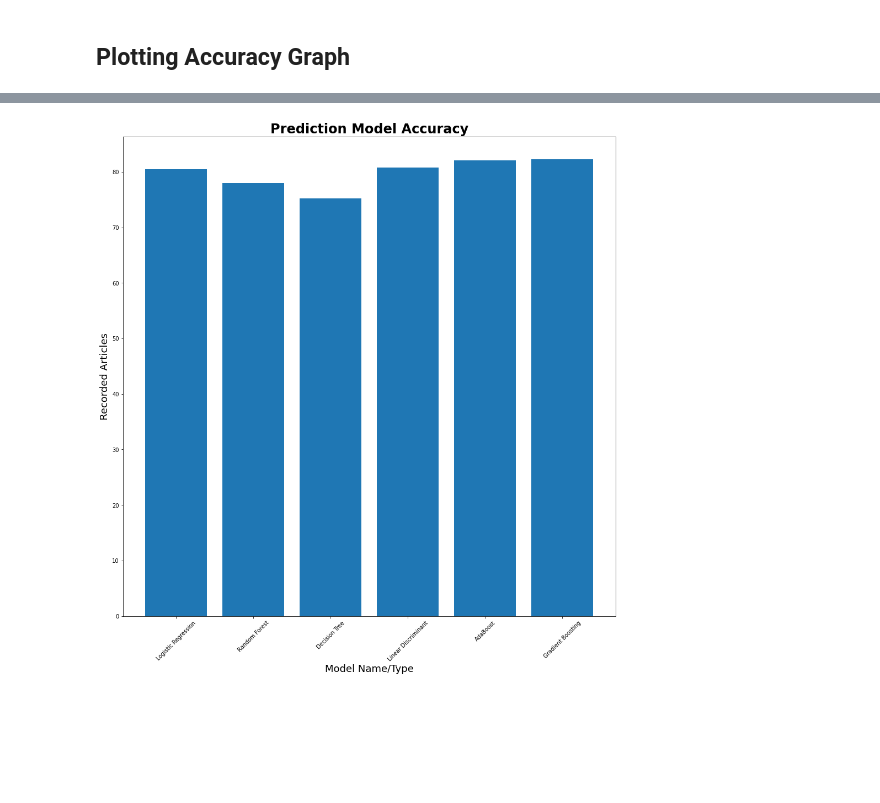
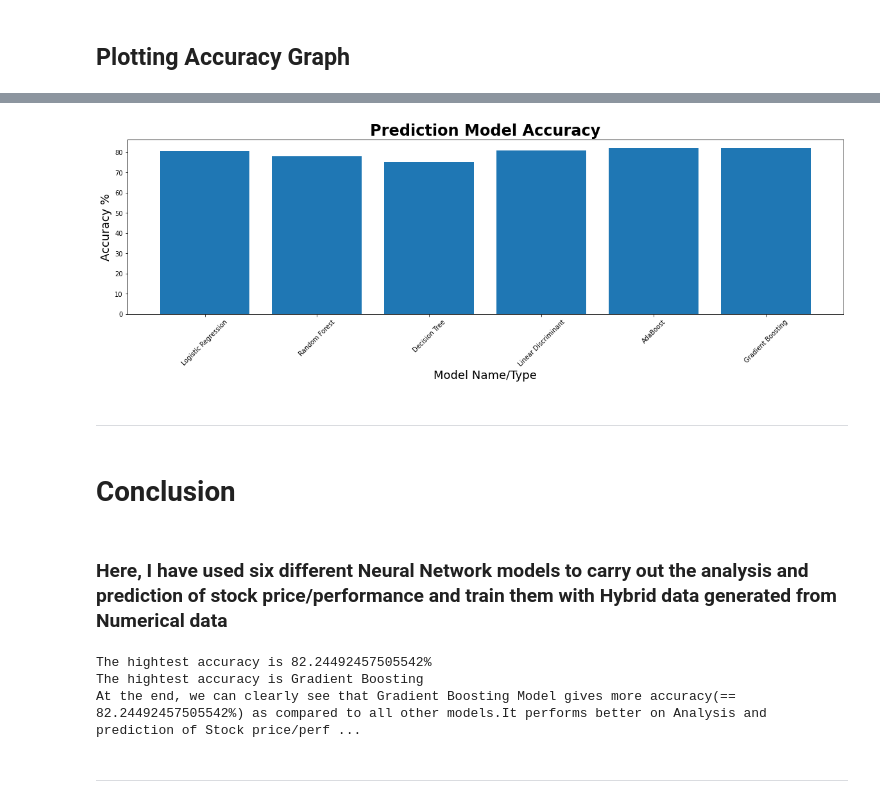
Before and after one commit to Sabyasachi-Seal/StockMarketPrediction, a Jupyter notebook: stockmarketprediction.ipynb, the cells around one changed output, grey strips where cells are left out. Saved outputs shown, nothing was run; the diff lists cells and outputs as text; code cells hidden in the pictures; blank space fills up the shorter version.

```diff
--- a/stockmarketprediction.ipynb
+++ b/stockmarketprediction.ipynb
@@ -592,12 +591,28 @@ Accuracy of Gradient Boosting Model  :  82.24492457505542 %
 model = ["Logistic Regression", "Random Forest", "Decision Tree", "Linear Discriminant", "AdaBoost", "Gradient Boosting"]
 accuracy = [accuracy_score(y_test,y_logit_pred)*100, accuracy_score(y_test,y_rf_pred)*100, accuracy_score(y_test,y_dt_pred)*100, accuracy_score(y_test,y_lda_pred)*100, accuracy_score(y_test,y_adb_pred)*100, accuracy_score(y_test,y_xgb_pred)*100]
 # %%
-plt.figure(figsize=(16,16))
+plt.figure(figsize=(20,5))
 plt.bar(model,accuracy)
 plt.xticks(rotation = 45)
 plt.xlabel('Model Name/Type',fontsize=18)
-plt.ylabel('Recorded Articles',fontsize=18)
+plt.ylabel('Accuracy %',fontsize=18)
 plt.title('Prediction Model Accuracy',fontsize=24, fontweight='bold')
 plt.show()
 # %% [output]
-[figure, old version]
+[figure, new version]
+# %% [markdown]
+<hr>
+# %% [markdown]
+# Conclusion
+# %% [markdown]
+### Here, I have used six different Neural Network models to carry out the analysis and prediction of stock price/performance and train them with Hybrid data generated from Numerical data
+# %%
+print(f"The hightest accuracy is {max(accuracy)}%")
+print(f"The hightest accuracy is {model[accuracy.index(max(accuracy))]}")
+print(f"At the end, we can clearly see that {model[accuracy.index(max(accuracy))]} Model gives more accuracy(== {max(accuracy)}%) as compared to all other models.It performs better on Analysis and prediction of Stock price/performance than other 5 Neural Network Models.")
+# %% [output]
+The hightest accuracy is 82.24492457505542%
+The hightest accuracy is Gradient Boosting
+At the end, we can clearly see that Gradient Boosting Model gives more accuracy(== 82.24492457505542%) as compared to all other models.It performs better on Analysis and prediction of Stock price/perf ...
+# %% [markdown]
+<hr>
```
Also changed, not shown: parts of 10 cells of this notebook.
